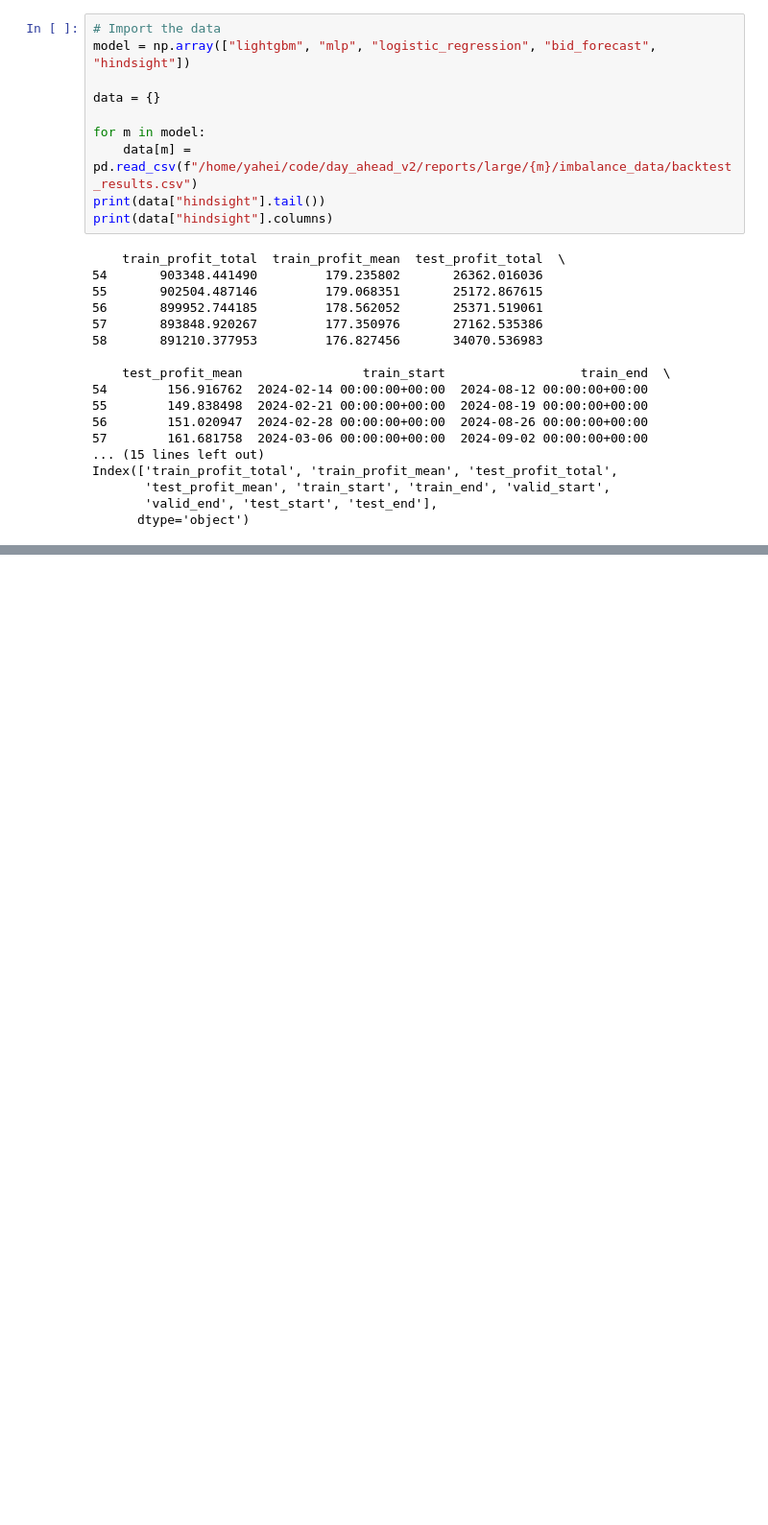
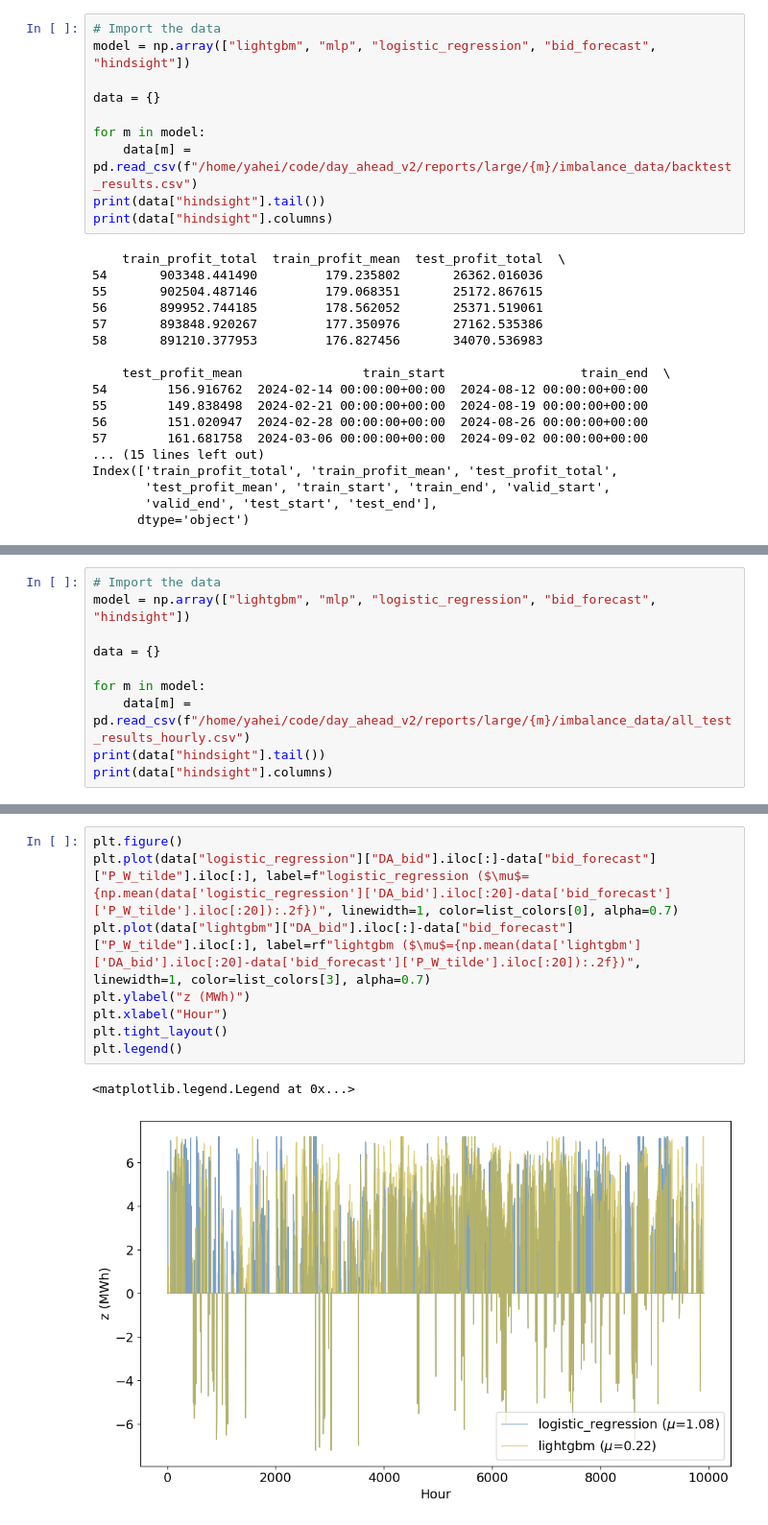
Before and after one commit to yahei-DTU/day_ahead_v2, a Jupyter notebook: notebooks/profit_plots.ipynb, the cells around one changed output, grey strips where cells are left out. Shown at 96% size. Cells and saved outputs as stored; diff of their text form; blank space fills up the shorter version.

```diff
--- a/notebooks/profit_plots.ipynb
+++ b/notebooks/profit_plots.ipynb
@@ -53,0 +56,10 @@ plt.show()
+# %%
+# Import the data
+model = np.array(["lightgbm", "mlp", "logistic_regression", "bid_forecast", "hindsight"])
+
+data = {}
+
+for m in model:
+    data[m] = pd.read_csv(f"/home/yahei/code/day_ahead_v2/reports/large/{m}/imbalance_data/all_test_results_hourly.csv")
+print(data["hindsight"].tail())
+print(data["hindsight"].columns)
@@ -53,0 +74,11 @@ plt.show()
+# %%
+plt.figure()
+plt.plot(data["logistic_regression"]["DA_bid"].iloc[:]-data["bid_forecast"]["P_W_tilde"].iloc[:], label=f"logistic_regression ($\mu$={np.mean(data['logistic_regression']['DA_bid'].iloc[:20]-data['bid_forecast']['P_W_tilde'].iloc[:20]):.2f})", linewidth=1, color=list_colors[0], alpha=0.7)
+plt.plot(data["lightgbm"]["DA_bid"].iloc[:]-data["bid_forecast"]["P_W_tilde"].iloc[:], label=rf"lightgbm ($\mu$={np.mean(data['lightgbm']['DA_bid'].iloc[:20]-data['bid_forecast']['P_W_tilde'].iloc[:20]):.2f})", linewidth=1, color=list_colors[3], alpha=0.7)
+plt.ylabel("z (MWh)")
+plt.xlabel("Hour")
+plt.tight_layout()
+plt.legend()
+# %% [output]
+<matplotlib.legend.Legend at 0x...>
+[figure, added]
```
Also changed, not shown: parts of 4 cells of this notebook, 23 other files.
